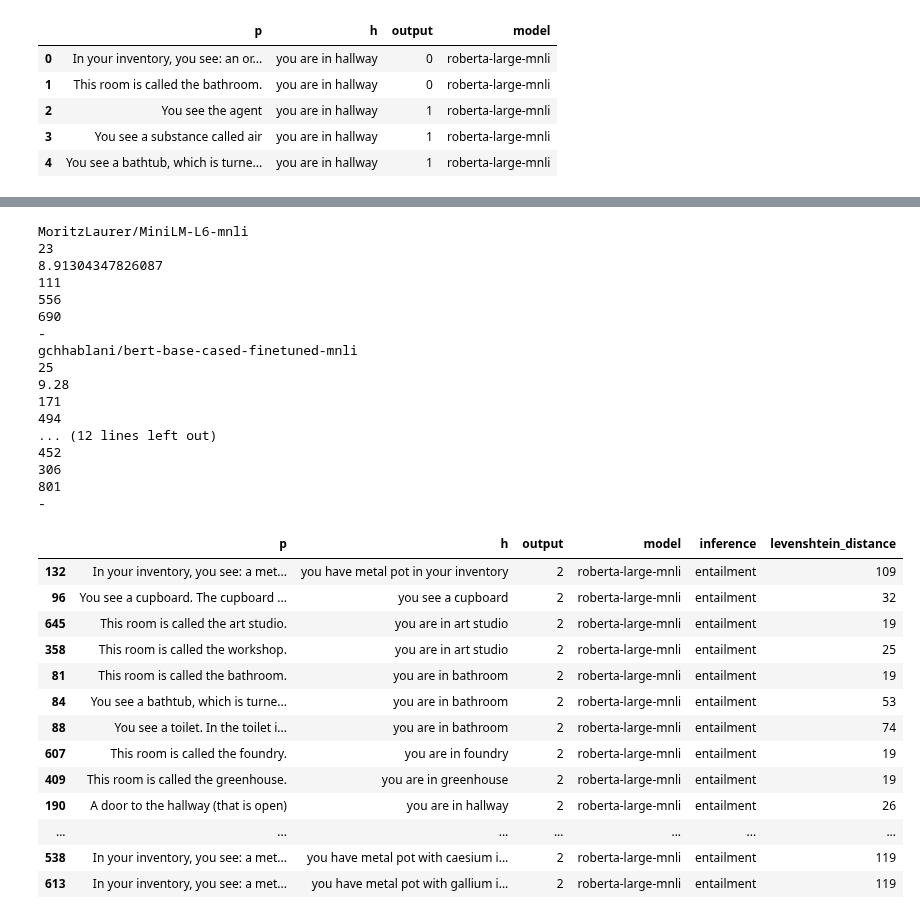
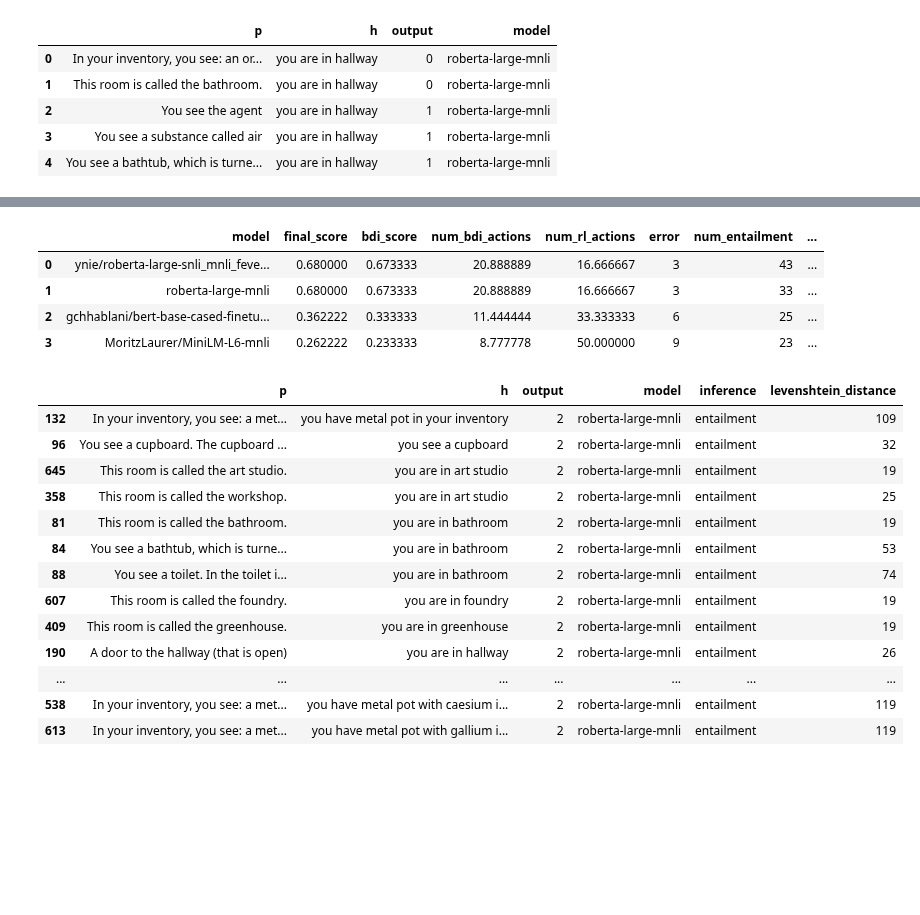
Before and after one commit to yukioichida/bdi-latent-space, a Jupyter notebook: notebooks/results_inference_analysis.ipynb, the cells around one changed output, grey strips where cells are left out. Cells and saved outputs as stored; diff of their text form; code cells hidden in the pictures; blank space fills up the shorter version.

```diff
--- a/notebooks/results_inference_analysis.ipynb
+++ b/notebooks/results_inference_analysis.ipynb
@@ -86,3 +86,7 @@ grouped_df.drop(columns=['dense_rank']).sort_values(by=['final_score', 'nli_mode
 | 139 | melt | 100 | 457 | 13 | gchhablani/bert-base-cased-finetu... | 9 | 0.362222 | 0.028889 | ... |
 | 138 | melt | 100 | 457 | 13 | MoritzLaurer/MiniLM-L6-mnli | 9 | 0.262222 | 0.028889 | ... |
 | 142 | melt | 100 | 512 | 13 | MoritzLaurer/MiniLM-L6-mnli | 9 | 0.262222 | 0.028889 | ... |
+# %%
+models_df = grouped_df.loc[[147, 146, 139, 138], :].drop(columns=["task", "plans_pct", "eps", "dense_rank", "rl_score", "variation", "num_specific_plans"])
+models_df.rename(columns={'nli_model': 'model'}, inplace=True)
+models_df
@@ -161,32 +171,24 @@ ynie/roberta-large-snli_mnli_fever_anli_R1_R2_R3-nli
 | 2 | You see the agent | you are in hallway | 1 | MoritzLaurer/MiniLM-L6-mnli | neutral | 12 | 4 |
 | 3 | You see a substance called air | you are in hallway | 2 | MoritzLaurer/MiniLM-L6-mnli | contradiction | 19 | 6 |
 | 4 | You see a bathtub, which is turne... | you are in hallway | 2 | MoritzLaurer/MiniLM-L6-mnli | contradiction | 56 | 13 |
-# %%
-for model, group_df in filtered_nli_df.groupby("model"):
-    print(model)
-    print(len(group_df[group_df['inference'] == 'entailment']))
-
-    print(group_df[group_df['inference'] == 'entailment']['lexical_overlap'].mean())
-    #print(group_df[group_df['inference'] == 'entailment']['lexical_overlap'].std())
-    print(len(group_df[group_df['inference'] == 'neutral']))
-    print(len(group_df[group_df['inference'] == 'contradiction']))
-    print(len(group_df))
-    print("-")
-# %% [output]
-MoritzLaurer/MiniLM-L6-mnli
-23
-8.91304347826087
-111
-556
-690
--
-gchhablani/bert-base-cased-finetuned-mnli
-25
-9.28
-171
-494
-... (12 lines left out)
-452
-306
-801
--
+# %%
+all_statistics = []
+for model, group_df in filtered_nli_df.groupby("model"):
+    all_statistics.append({
+        'model': model,
+        'num_entailment': len(group_df[group_df['inference'] == 'entailment']),
+        'num_neutral': len(group_df[group_df['inference'] == 'neutral']),
+        'num_contradiction': len(group_df[group_df['inference'] == 'contradiction']),
+        'num_inferences': len(group_df),
+        'mean_entailment_lexical_overlap': group_df[group_df['inference'] == 'entailment']['lexical_overlap'].mean()
+    })
+
+statistics_df = pd.DataFrame(all_statistics)
+full_models_df = pd.merge(models_df, statistics_df, on='model', how='inner')
+full_models_df
+# %% [output]
+|  | model | final_score | bdi_score | num_bdi_actions | num_rl_actions | error | num_entailment | ... |
+| 0 | ynie/roberta-large-snli_mnli_feve... | 0.680000 | 0.673333 | 20.888889 | 16.666667 | 3 | 43 | ... |
+| 1 | roberta-large-mnli | 0.680000 | 0.673333 | 20.888889 | 16.666667 | 3 | 33 | ... |
+| 2 | gchhablani/bert-base-cased-finetu... | 0.362222 | 0.333333 | 11.444444 | 33.333333 | 6 | 25 | ... |
+| 3 | MoritzLaurer/MiniLM-L6-mnli | 0.262222 | 0.233333 | 8.777778 | 50.000000 | 9 | 23 | ... |
```
Also changed, not shown: parts of 2 cells of this notebook.
